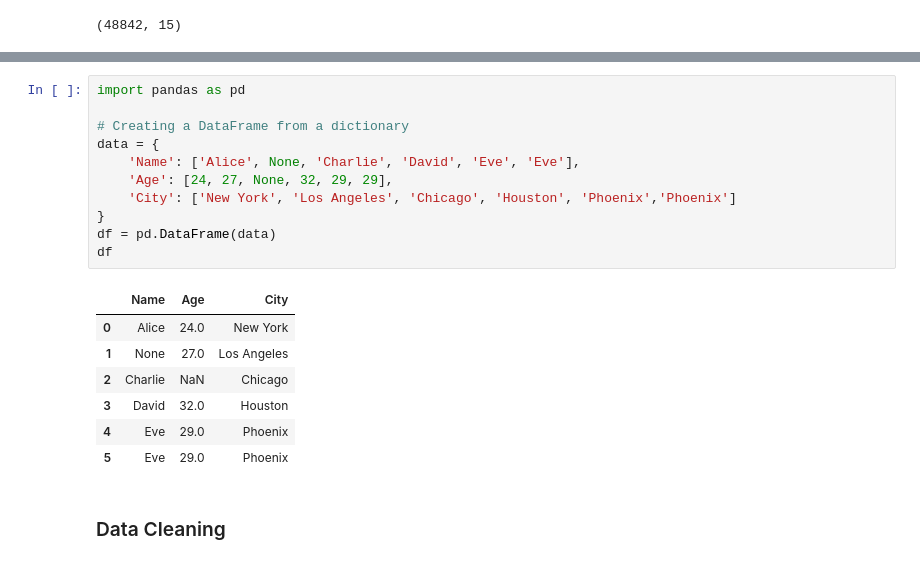
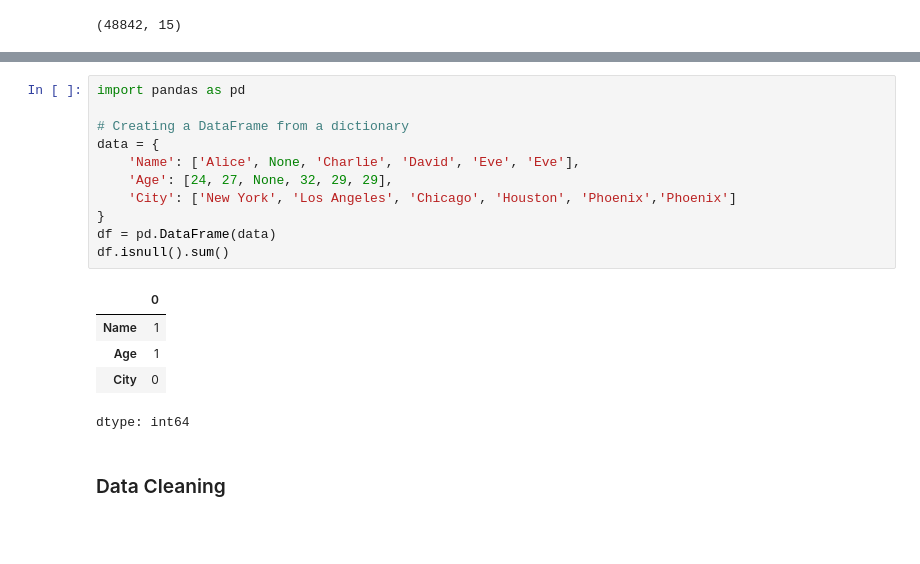
Before and after one commit to E0xMomen/python-recap, a Jupyter notebook: 9 - Pandas_DS_Tutorial.ipynb, the cells around one changed output, grey strips where cells are left out. Drawn from its saved outputs; the diff is of its cells as text; blank space fills up the shorter version.

```diff
--- a/9 - Pandas_DS_Tutorial.ipynb
+++ b/9 - Pandas_DS_Tutorial.ipynb
@@ -188,22 +144,20 @@ dtype: int64
 # %%
 import pandas as pd
 
 # Creating a DataFrame from a dictionary
 data = {
     'Name': ['Alice', None, 'Charlie', 'David', 'Eve', 'Eve'],
     'Age': [24, 27, None, 32, 29, 29],
     'City': ['New York', 'Los Angeles', 'Chicago', 'Houston', 'Phoenix','Phoenix']
 }
 df = pd.DataFrame(data)
-df
+df.isnull().sum()
 # %% [output]
-|  | Name | Age | City |
-| 0 | Alice | 24.0 | New York |
-| 1 | None | 27.0 | Los Angeles |
-| 2 | Charlie | NaN | Chicago |
-| 3 | David | 32.0 | Houston |
-| 4 | Eve | 29.0 | Phoenix |
-| 5 | Eve | 29.0 | Phoenix |
+|  | 0 |
+| Name | 1 |
+| Age | 1 |
+| City | 0 |
+dtype: int64
 # %% [markdown]
 ### Data Cleaning
 # %%
```
Also changed, not shown: parts of 16 cells of this notebook.
